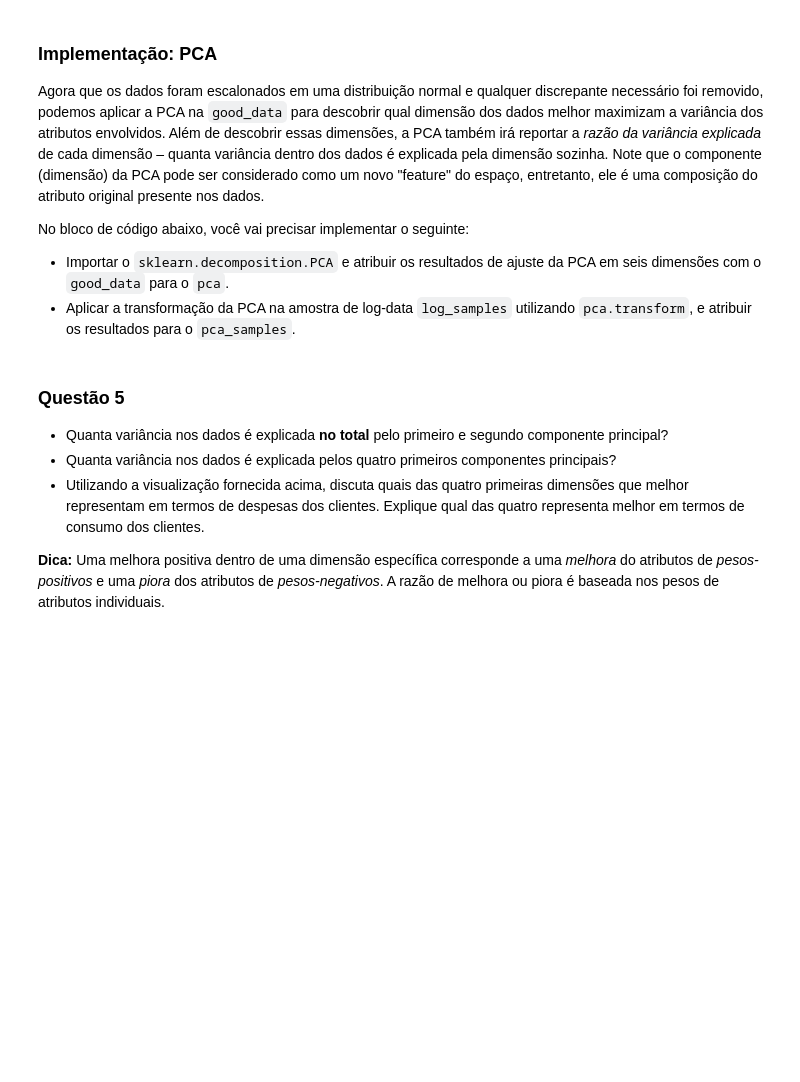
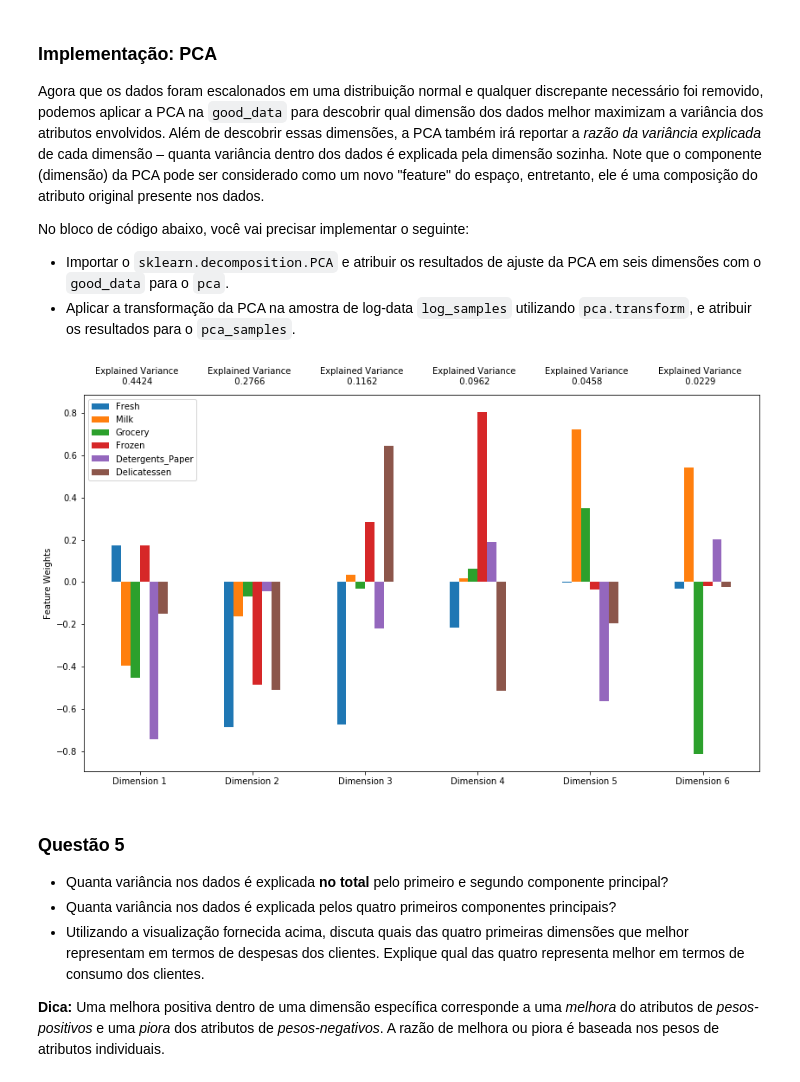
Before and after one commit to lucastls/Data-Scientist-Nanodegree, a Jupyter notebook: Projetos/Projeto_02_customer_segments/customer_segments_PT.ipynb, the cells around one changed output. Saved outputs shown, nothing was run; the diff lists cells and outputs as text; code cells hidden in the pictures; blank space fills up the shorter version.

```diff
--- a/Projetos/Projeto_02_customer_segments/customer_segments_PT.ipynb
+++ b/Projetos/Projeto_02_customer_segments/customer_segments_PT.ipynb
@@ -235,24 +242,26 @@ No bloco de código abaixo, você vai precisar implementar o seguinte:
 **NOTA:** Se você escolheu remover qualquer discrepante, tenha certeza que a amostra de dados não contém nenhum desses pontos!
  Uma vez que você executou essa implementação, o conjunto de dado será armazenado na variável `good_data`!
 # %%
+outliers = []
+
 # Para cada atributo encontre os pontos de dados com máximos valores altos e baixos
 for feature in log_data.keys():
 
     # TODO: Calcule Q1 (25º percentil dos dados) para o atributo dado
-    Q1 = None
+    Q1 = np.percentile(log_data[feature], q=25)
 
     # TODO: Calcule Q3 (75º percentil dos dados) para o atributo dado
-    Q3 = None
+    Q3 = np.percentile(log_data[feature], q=50)
 
     # TODO: Utilize a amplitude interquartil para calcular o passo do discrepante (1,5 vezes a variação interquartil)
-    step = None
+    step = 1.5*(Q3-Q1)
 
     # Mostre os discrepantes
-    print "Data points considered outliers for the feature '{}':".format(feature)
+    print ("Data points considered outliers for the feature '{}':".format(feature))
     display(log_data[~((log_data[feature] >= Q1 - step) & (log_data[feature] <= Q3 + step))])
 
-# OPCIONAL: Selecione os índices dos pontos de dados que você deseja remover
-outliers  = []
+    # OPCIONAL: Selecione os índices dos pontos de dados que você deseja remover
+    outliers  = outliers + log_data[~((log_data[feature] >= Q1 - step) & (log_data[feature] <= Q3 + step))].index.to_list()
 
 # Remova os valores atí, caso nenhum tenha sido especificado
 good_data = log_data.drop(log_data.index[outliers]).reset_index(drop = True)
@@ -275,14 +408,17 @@ No bloco de código abaixo, você vai precisar implementar o seguinte:
  - Importar o `sklearn.decomposition.PCA` e atribuir os resultados de ajuste da PCA em seis dimensões com o `good_data` para o `pca`.
  - Aplicar a transformação da PCA na amostra de log-data `log_samples` utilizando `pca.transform`, e atribuir os resultados para o `pca_samples`.
 # %%
+from sklearn.decomposition import PCA
 # TODO: Aplique a PCA ao ajustar os bons dados com o mesmo número de dimensões como atributos
-pca = None
+pca = PCA(n_components=6)
 
 # TODO: Transforme a amostra de data-log utilizando o ajuste da PCA acima
-pca_samples = None
+pca_samples = pca.fit(log_data)
 
 # Gere o plot dos resultados da PCA
-pca_results = rs.pca_results(good_data, pca)
+pca_results = vs.pca_results(good_data, pca)
+# %% [output]
+[figure, added]
 # %% [markdown]
 ### Questão 5
 - Quanta variância nos dados é explicada **no total** pelo primeiro e segundo componente principal?
```
Also changed, not shown: parts of 11 cells of this notebook.
